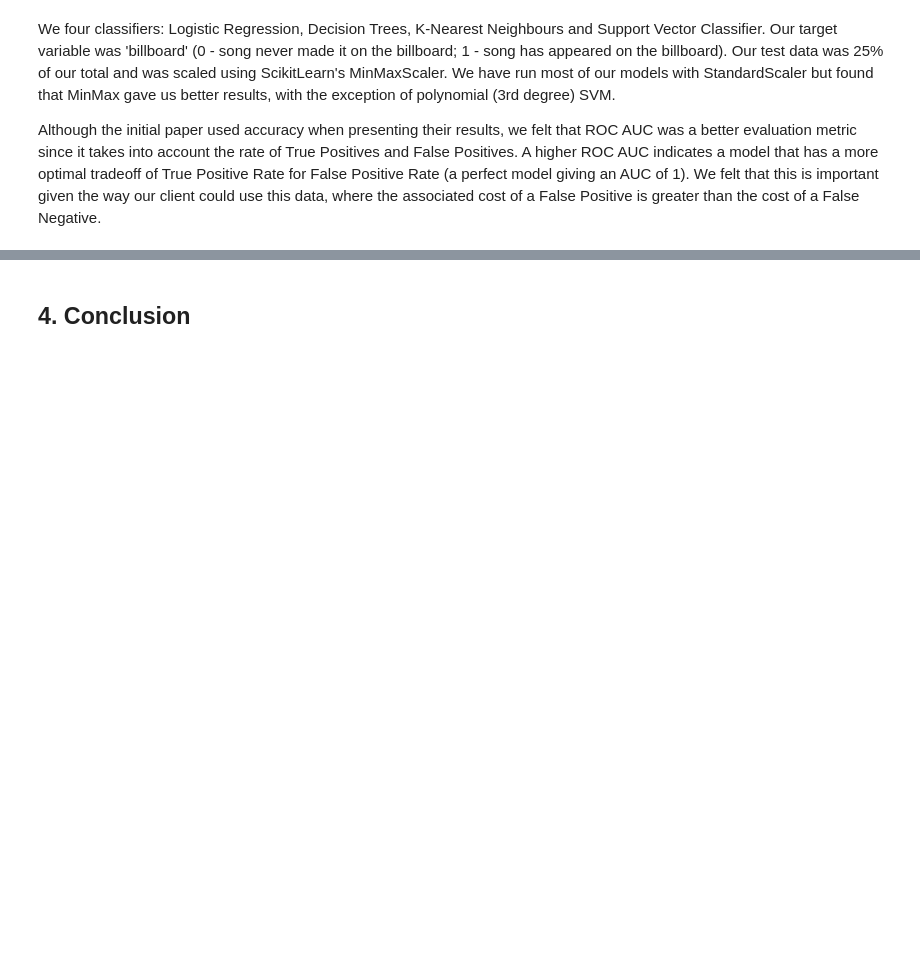
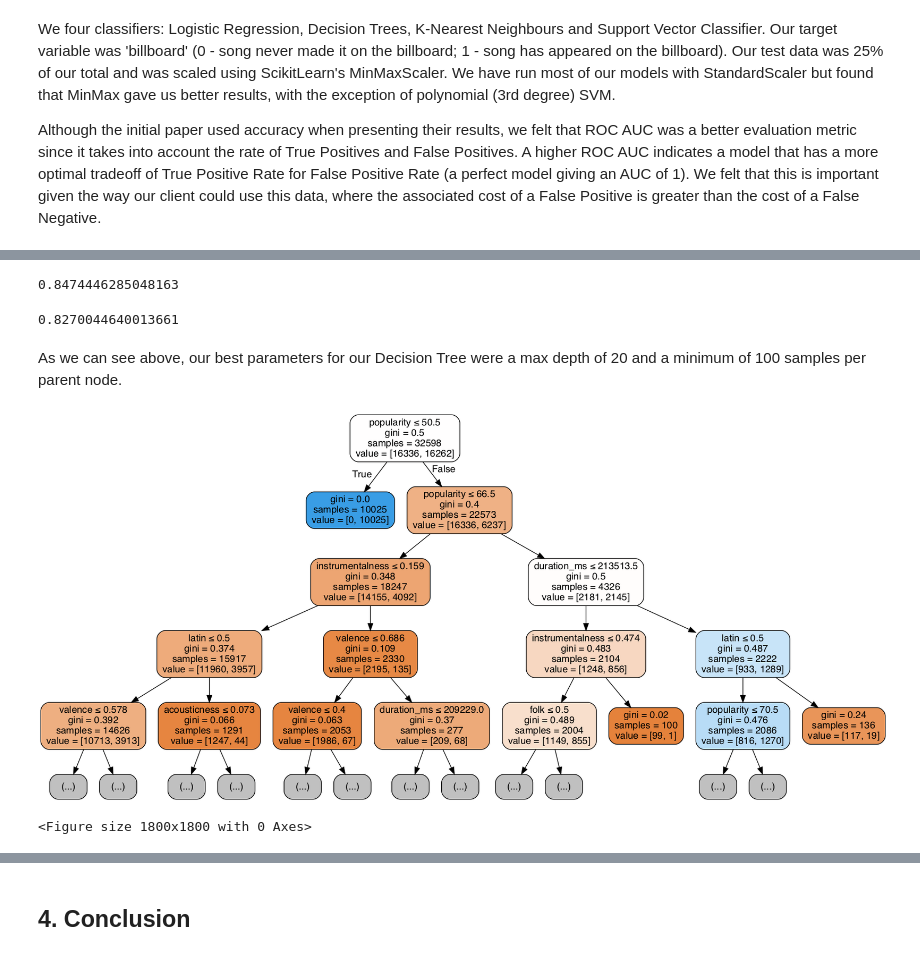
Before and after one commit to Ioana-P/Spotify_Billboard_prediction, a Jupyter notebook: index.ipynb, the cells around one changed output, grey strips where cells are left out. Saved outputs shown, nothing was run; the diff lists cells and outputs as text; code cells hidden in the pictures; blank space fills up the shorter version.

```diff
--- a/index.ipynb
+++ b/index.ipynb
@@ -176,0 +302,13 @@ Since our Decision Tree had the best performance (AUC = _ ) we reimplemented it
+# %%
+dfx_train, dfx_test, dfy_train, dfy_test = train_test_split(dfx, dfy, test_size=.25, random_state=42)
+
+param_grid = {'max_depth' : [i for i in [10,15,20]],
+              'min_samples_leaf': [i for i in [10,50,100]]
+
+}
+clf, train_score, test_score, fpr, tpr, thrsh, auc_score, cm = lib.model_maker(dfx_train, dfy_train,
+                                                                               'DecisionTree',scaler='minmax')
+
+opt_model = GridSearchCV(clf[1], param_grid, cv=10,
+                         scoring='roc_auc',n_jobs=-1,
+                         verbose=1,return_train_score=True)
@@ -176,0 +325,4 @@ Since our Decision Tree had the best performance (AUC = _ ) we reimplemented it
+# %%
+opt_model.fit(dfx_train, dfy_train)
+best_model = opt_model.best_estimator_
+opt_model.best_params_
@@ -176,0 +335,4 @@ Since our Decision Tree had the best performance (AUC = _ ) we reimplemented it
+# %%
+best_model.score(dfx_train, dfy_train)
+# %% [output]
+0.8474446285048163
@@ -176,0 +344,13 @@ Since our Decision Tree had the best performance (AUC = _ ) we reimplemented it
+# %%
+roc_auc
+# %% [output]
+0.8270044640013661
+# %% [markdown]
+As we can see above, our best parameters for our Decision Tree were a max depth of 20 and a minimum of 100 samples per parent node.
+# %%
+# plotting a visual of our final, optimal tree, across the whole dataset-
+# for illustrative purposes we've limited this tree diagram to a maximum depth of 4
+lib.plot_tree(dfx.columns, best_model, figsize=(25,25), max_depth=4)
+# %% [output]
+[figure, added]
+<Figure size 1800x1800 with 0 Axes>
```
Also changed, not shown: parts of 24 cells of this notebook, 1 other file.
